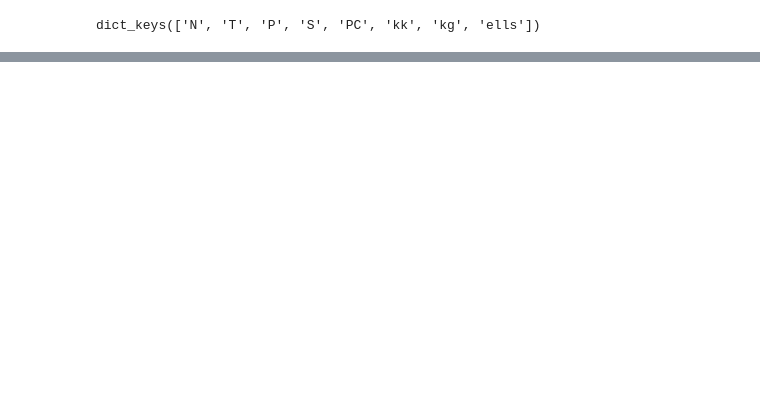
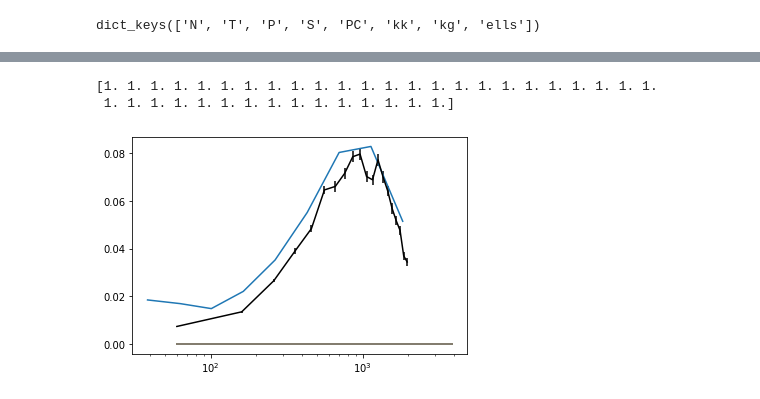
Before and after one commit to Saladino93/qelensingcomb, a Jupyter notebook: newcodecheck.ipynb, the cells around one changed output, grey strips where cells are left out. Saved outputs shown, nothing was run; the diff lists cells and outputs as text; code cells hidden in the pictures; blank space fills up the shorter version.

```diff
--- a/newcodecheck.ipynb
+++ b/newcodecheck.ipynb
@@ -123,6 +70,12 @@ ells = read_element('ells')
 getNoah = lambda e, b, f: Noah[f'{e} {b}, {f}']
 getNoah_tSZ = lambda e, b: getNoah(e, b, 'tSZ')
 
-NoahT = getNoah_tSZ('QE', 'trispectrum')
+getNoah_tSZ_trispectrum = lambda e: getNoah_tSZ(e, 'trispectrum')
+getNoah_tSZ_primary = lambda e: getNoah_tSZ(e, 'primary')
+getNoah_tSZ_secondary = lambda e: getNoah_tSZ(e, 'secondary')
+
+NoahT = getNoah_tSZ_trispectrum('QE')
+NoahP = getNoah_tSZ_primary('QE')
+NoahS = getNoah_tSZ_secondary('QE')
 
 NoahCents = Noah['lCen']
@@ -135,0 +101,38 @@ plt.xscale('log')
+# %%
+Plotting = u.Plotting('Biases', lminplot = 30, lmaxplot = 2000, xscale = 'log')
+
+total = []
+
+for j in range(Nsims):
+    dictionary = dic.read(f'{fgnamefile}_{nu}_{j}')
+    array = u.get_element(dictionary['T'])[0, 0]
+    total += [array]
+    plt.plot(ells, array, alpha = 0.1)
+
+
+total = np.array(total)
+
+mean, scatter_2 = u.get_mean_and_scatter(Nsims, total)
+
+diff = total-mean
+
+scatter = np.sum((diff)**2, axis = 0)/(Nsims-1)
+scatter /= Nsims #for the mean
+scatter = np.sqrt(scatter)
+
+print(scatter/scatter_2)
+
+Plotting.plotsel(ells, mean/kk, scatter/kk, color = 'black', filling = True)
+
+Plotting.plotsel(NoahCents, NoahT/np.interp(NoahCents, ells, kk))
+
+#plt.ylim(0, 4e-9)
+
+
+plt.xscale('log')
+
+plt.show()
+# %% [output]
+[1. 1. 1. 1. 1. 1. 1. 1. 1. 1. 1. 1. 1. 1. 1. 1. 1. 1. 1. 1. 1. 1. 1. 1.
+ 1. 1. 1. 1. 1. 1. 1. 1. 1. 1. 1. 1. 1. 1. 1.]
+[figure, added]
```
Also changed, not shown: parts of 9 cells of this notebook, 2 other files.
